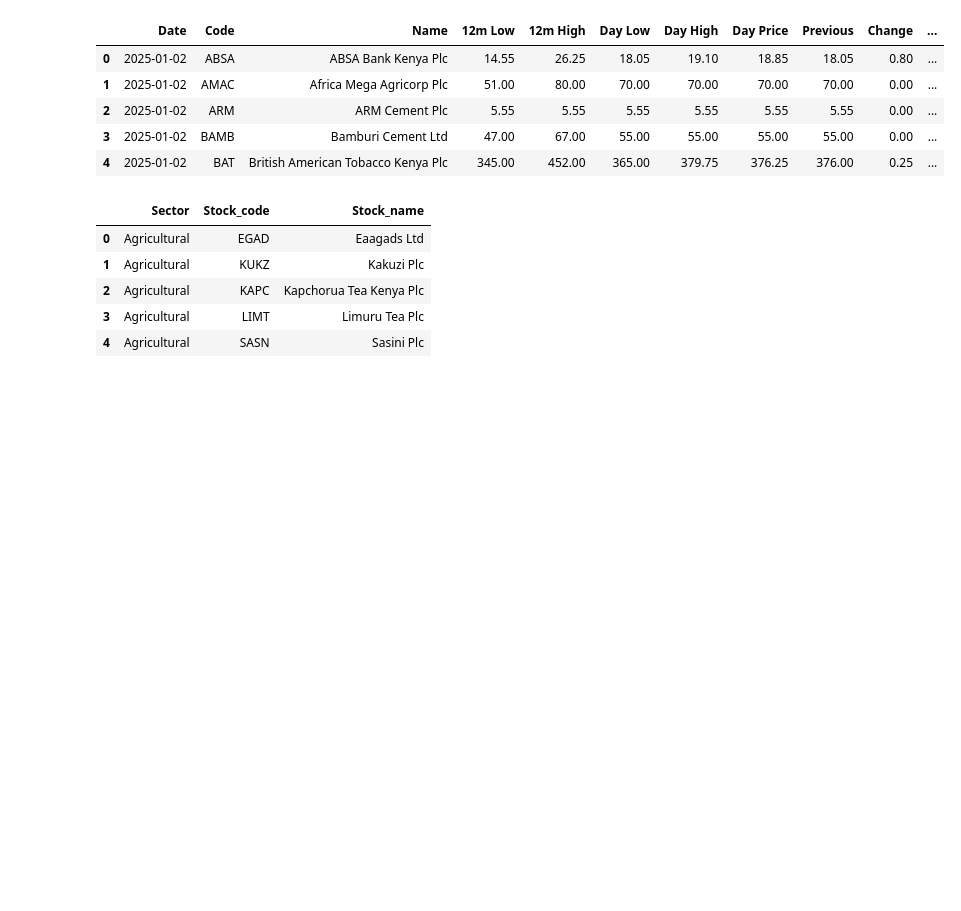
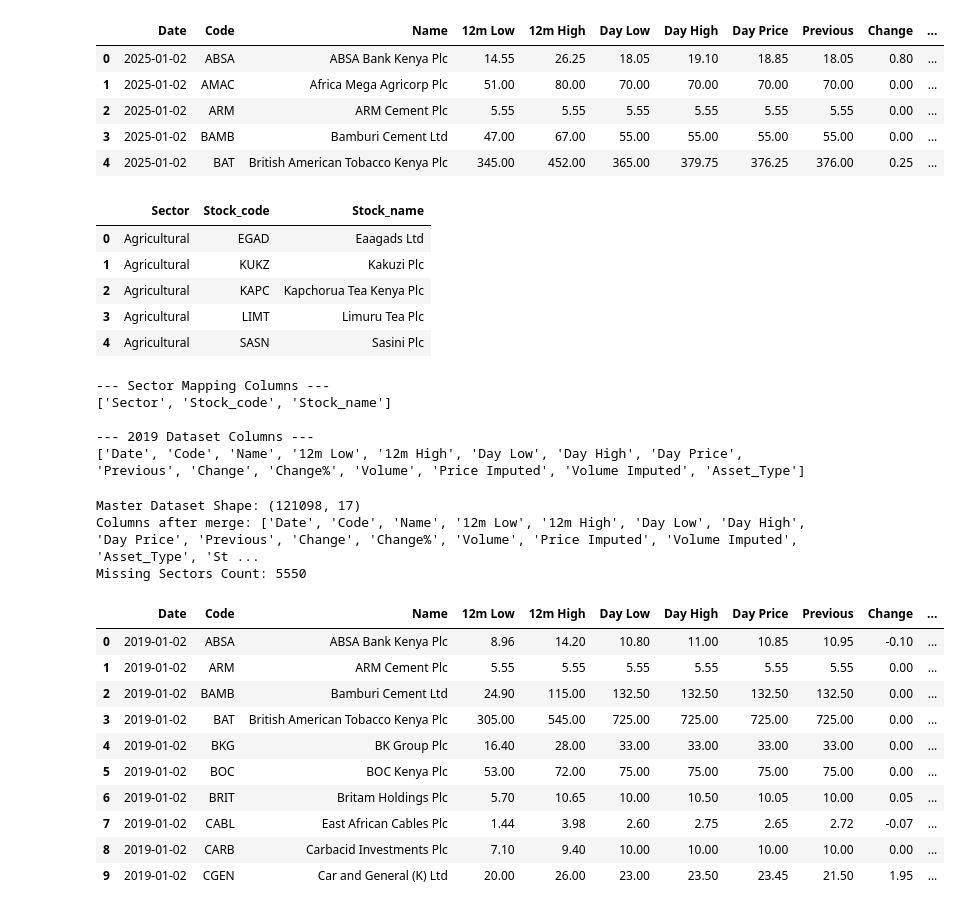
Before and after one commit to Nyamwala/NSE-Market-Analysis-2019-2025, a Jupyter notebook: NSE_stock_analysis.ipynb, the cells around one changed output. Drawn from its saved outputs; the diff is of its cells as text; code cells hidden in the pictures; blank space fills up the shorter version.

```diff
--- a/NSE_stock_analysis.ipynb
+++ b/NSE_stock_analysis.ipynb
@@ -117,3 +117,62 @@ df_sectors.head()
 | 2 | Agricultural | KAPC | Kapchorua Tea Kenya Plc |
 | 3 | Agricultural | LIMT | Limuru Tea Plc |
 | 4 | Agricultural | SASN | Sasini Plc |
+# %%
+# Check column names of your sector mapping file
+print("--- Sector Mapping Columns ---")
+print(df_sectors.columns.tolist())
+print("\n--- 2019 Dataset Columns ---")
+print(df_2019.columns.tolist())
+# %% [output]
+--- Sector Mapping Columns ---
+['Sector', 'Stock_code', 'Stock_name']
+
+--- 2019 Dataset Columns ---
+['Date', 'Code', 'Name', '12m Low', '12m High', 'Day Low', 'Day High', 'Day Price', 'Previous', 'Change', 'Change%', 'Volume', 'Price Imputed', 'Volume Imputed', 'Asset_Type']
+# %%
+# 1. Put all yearly dataframes into a list and combine them into one master dataframe
+yearly_dfs = [
+    df_2019,
+    df_2020,
+    df_2021,
+    df_2022,
+    df_2023,
+    df_2024,
+    df_2025,
+]
+df_master = pd.concat(yearly_dfs, ignore_index=True)
+
+# 2. Merge df_master with the sector mapping file using the matching ticker columns ('Code' and 'Stock_code')
+df_master = pd.merge(
+    df_master,
+    df_sectors[['Stock_code', 'Sector']],
+    left_on='Code',
+    right_on='Stock_code',
+    how='left',
+)
+
+# 3. Check the results
+print('Master Dataset Shape:', df_master.shape)
+print('Columns after merge:', df_master.columns.tolist())
+print(
+    'Missing Sectors Count:',
+    df_master['Sector'].isna().sum(),
+)  # Should be 0 or very low if all tickers match
+# %% [output]
+Master Dataset Shape: (121098, 17)
+Columns after merge: ['Date', 'Code', 'Name', '12m Low', '12m High', 'Day Low', 'Day High', 'Day Price', 'Previous', 'Change', 'Change%', 'Volume', 'Price Imputed', 'Volume Imputed', 'Asset_Type', 'St ...
+Missing Sectors Count: 5550
+# %%
+df_master.head(10)  # Display the first 10 rows of the master dataset
+# %% [output]
+|  | Date | Code | Name | 12m Low | 12m High | Day Low | Day High | Day Price | Previous | Change | ... |
+| 0 | 2019-01-02 | ABSA | ABSA Bank Kenya Plc | 8.96 | 14.20 | 10.80 | 11.00 | 10.85 | 10.95 | -0.10 | ... |
+| 1 | 2019-01-02 | ARM | ARM Cement Plc | 5.55 | 5.55 | 5.55 | 5.55 | 5.55 | 5.55 | 0.00 | ... |
+| 2 | 2019-01-02 | BAMB | Bamburi Cement Ltd | 24.90 | 115.00 | 132.50 | 132.50 | 132.50 | 132.50 | 0.00 | ... |
+| 3 | 2019-01-02 | BAT | British American Tobacco Kenya Plc | 305.00 | 545.00 | 725.00 | 725.00 | 725.00 | 725.00 | 0.00 | ... |
+| 4 | 2019-01-02 | BKG | BK Group Plc | 16.40 | 28.00 | 33.00 | 33.00 | 33.00 | 33.00 | 0.00 | ... |
+| 5 | 2019-01-02 | BOC | BOC Kenya Plc | 53.00 | 72.00 | 75.00 | 75.00 | 75.00 | 75.00 | 0.00 | ... |
+| 6 | 2019-01-02 | BRIT | Britam Holdings Plc | 5.70 | 10.65 | 10.00 | 10.50 | 10.05 | 10.00 | 0.05 | ... |
+| 7 | 2019-01-02 | CABL | East African Cables Plc | 1.44 | 3.98 | 2.60 | 2.75 | 2.65 | 2.72 | -0.07 | ... |
+| 8 | 2019-01-02 | CARB | Carbacid Investments Plc | 7.10 | 9.40 | 10.00 | 10.00 | 10.00 | 10.00 | 0.00 | ... |
+| 9 | 2019-01-02 | CGEN | Car and General (K) Ltd | 20.00 | 26.00 | 23.00 | 23.50 | 23.45 | 21.50 | 1.95 | ... |
```
Also changed, not shown: parts of 15 cells of this notebook, 3 other files.
